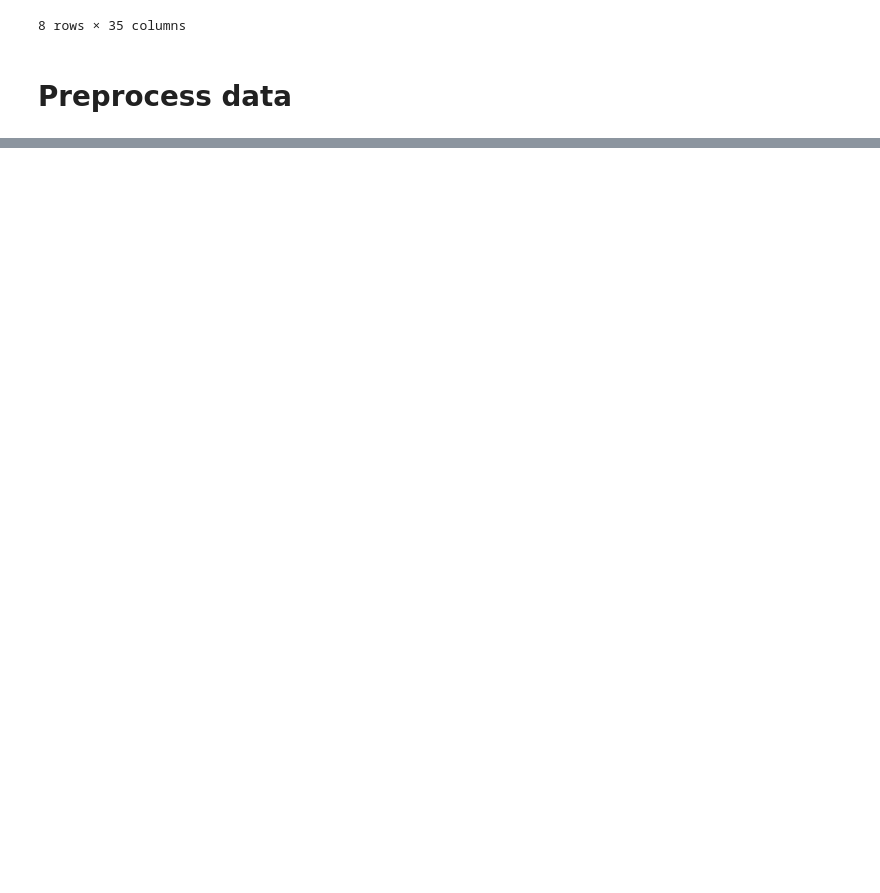
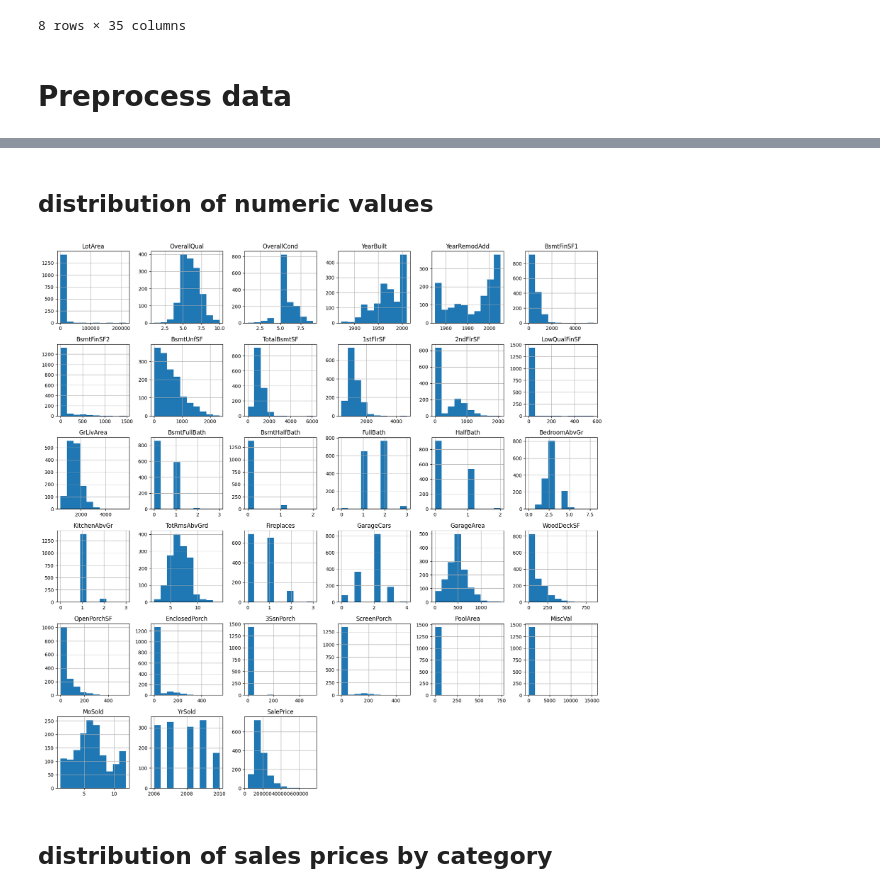
Before and after one commit to suiwenyu/Kaggle_House-Prices---Advanced-Regression-Techniques, a Jupyter notebook: house-price-prediction.ipynb, the cells around one changed output, grey strips where cells are left out. Cells and saved outputs as stored; diff of their text form; code cells hidden in the pictures; blank space fills up the shorter version.

Commit message:
Kaggle Notebook | house price prediction | Version 5

```diff
--- a/house-price-prediction.ipynb
+++ b/house-price-prediction.ipynb
@@ -215,0 +317,10 @@ data_processed.dtypes.to_csv("processed_data_types.csv")
+# %% [markdown]
+## distribution of numeric values
+# %%
+num_ordinal_df = data_df[num_ordinal_col]
+num_ordinal_df.hist(figsize=(20,20))
+plt.show()
+# %% [output]
+[figure, added]
+# %% [markdown]
+## distribution of sales prices by category
```
Also changed, not shown: parts of 13 cells of this notebook.
